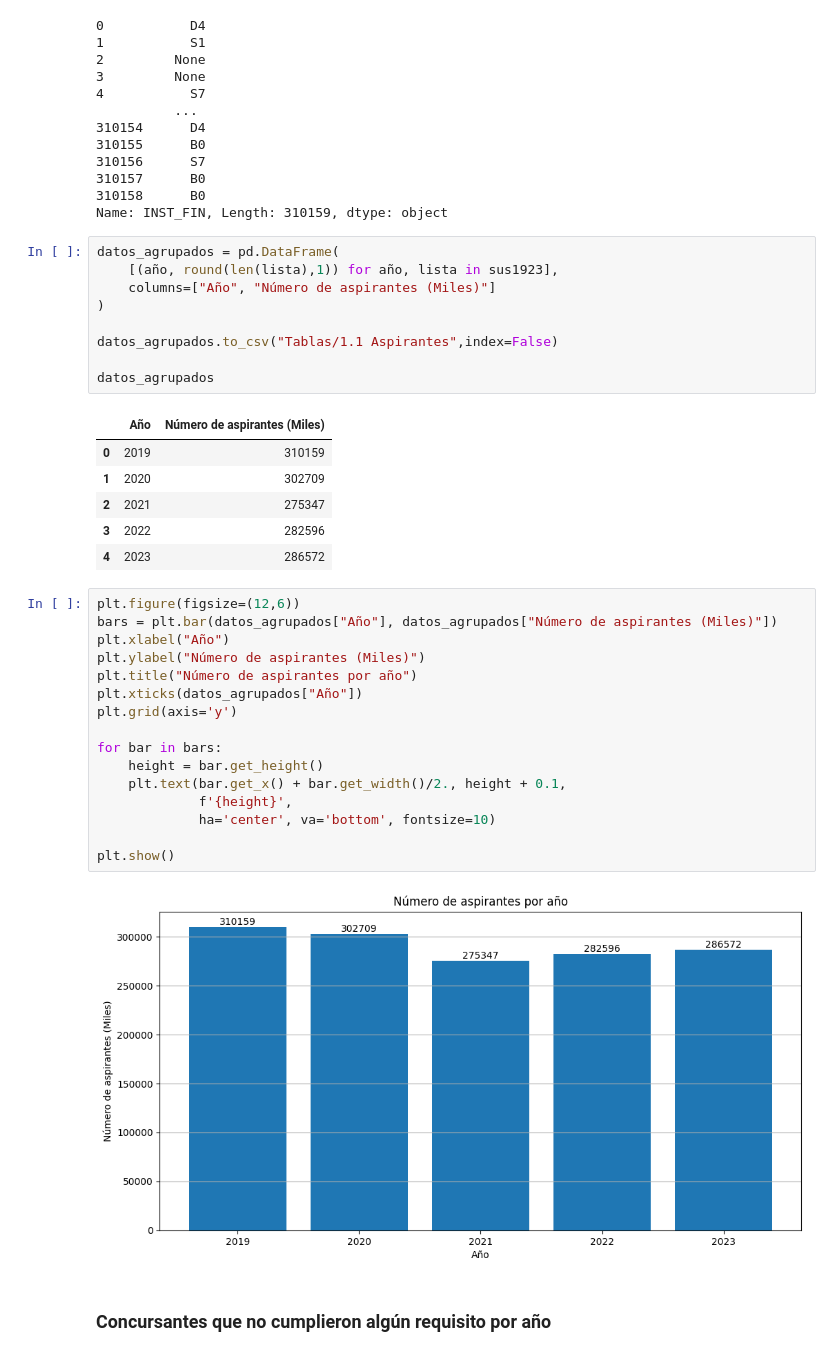
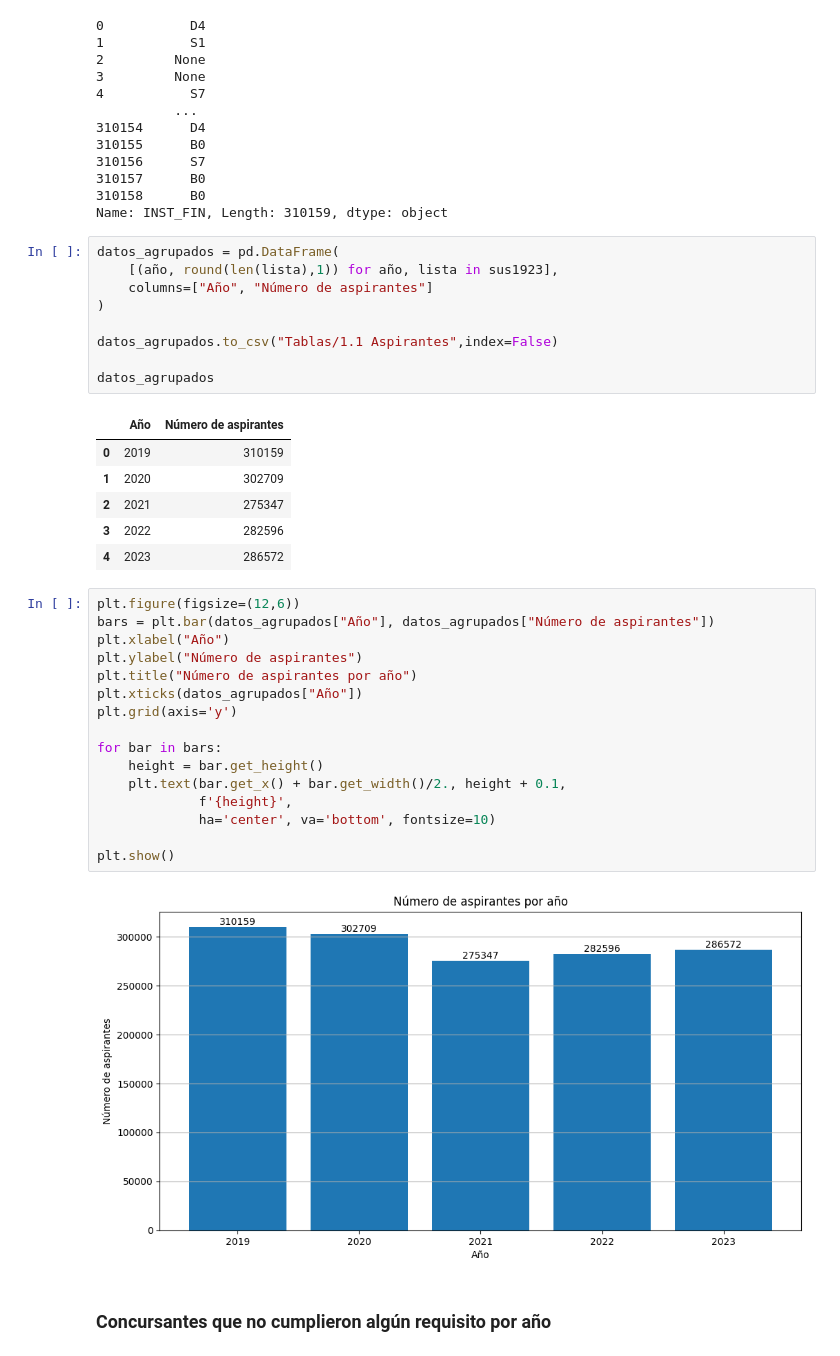
Before and after one commit to socialdataibero/SDI_07_Comipems, a Jupyter notebook: Comipems_Data.ipynb, the cells around one changed output. Drawn from its saved outputs; the diff is of its cells as text.

```diff
--- a/Comipems_Data.ipynb
+++ b/Comipems_Data.ipynb
@@ -97,14 +97,14 @@ Name: INST_FIN, Length: 310159, dtype: object
 # %%
 datos_agrupados = pd.DataFrame(
     [(año, round(len(lista),1)) for año, lista in sus1923],
-    columns=["Año", "Número de aspirantes (Miles)"]
+    columns=["Año", "Número de aspirantes"]
 )
 
 datos_agrupados.to_csv("Tablas/1.1 Aspirantes",index=False)
 
 datos_agrupados
 # %% [output]
-|  | Año | Número de aspirantes (Miles) |
+|  | Año | Número de aspirantes |
 | 0 | 2019 | 310159 |
 | 1 | 2020 | 302709 |
 | 2 | 2021 | 275347 |
@@ -112,22 +112,22 @@ datos_agrupados
 | 4 | 2023 | 286572 |
 # %%
 plt.figure(figsize=(12,6))
-bars = plt.bar(datos_agrupados["Año"], datos_agrupados["Número de aspirantes (Miles)"])
+bars = plt.bar(datos_agrupados["Año"], datos_agrupados["Número de aspirantes"])
 plt.xlabel("Año")
-plt.ylabel("Número de aspirantes (Miles)")
+plt.ylabel("Número de aspirantes")
 plt.title("Número de aspirantes por año")
 plt.xticks(datos_agrupados["Año"])
 plt.grid(axis='y')
 
 for bar in bars:
     height = bar.get_height()
     plt.text(bar.get_x() + bar.get_width()/2., height + 0.1,
              f'{height}',
              ha='center', va='bottom', fontsize=10)
 
 plt.show()
 # %% [output]
-[figure, old version]
+[figure, new version]
 # %% [markdown]
 ### Concursantes que no cumplieron algún requisito por año
 # %%
```
Also changed, not shown: 1 other file.
